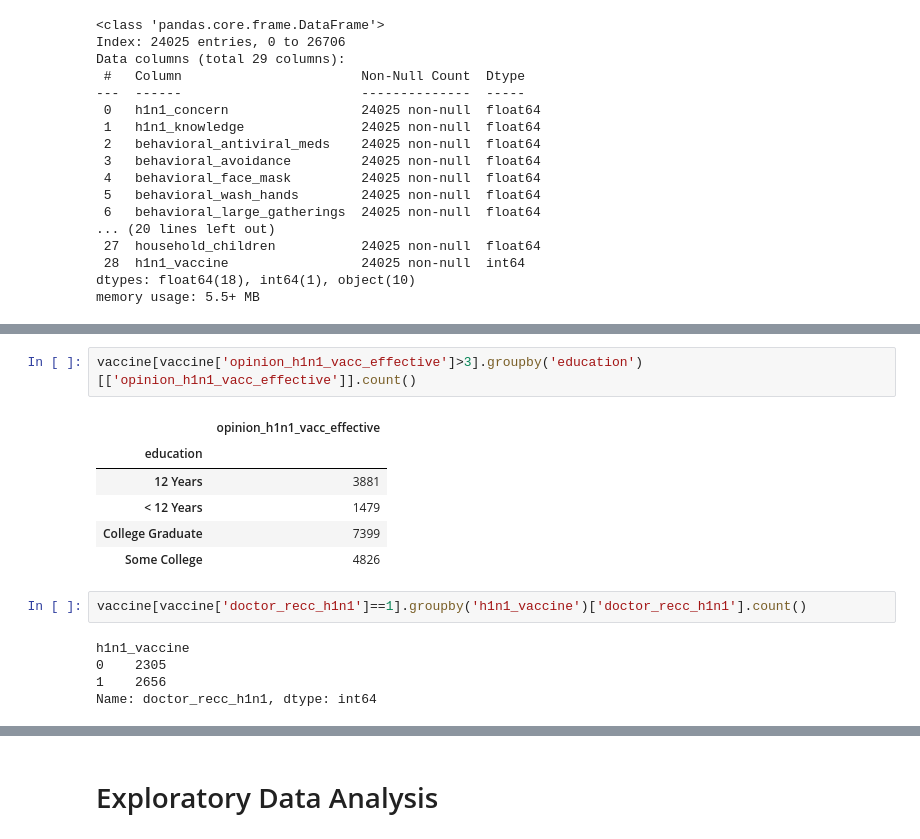
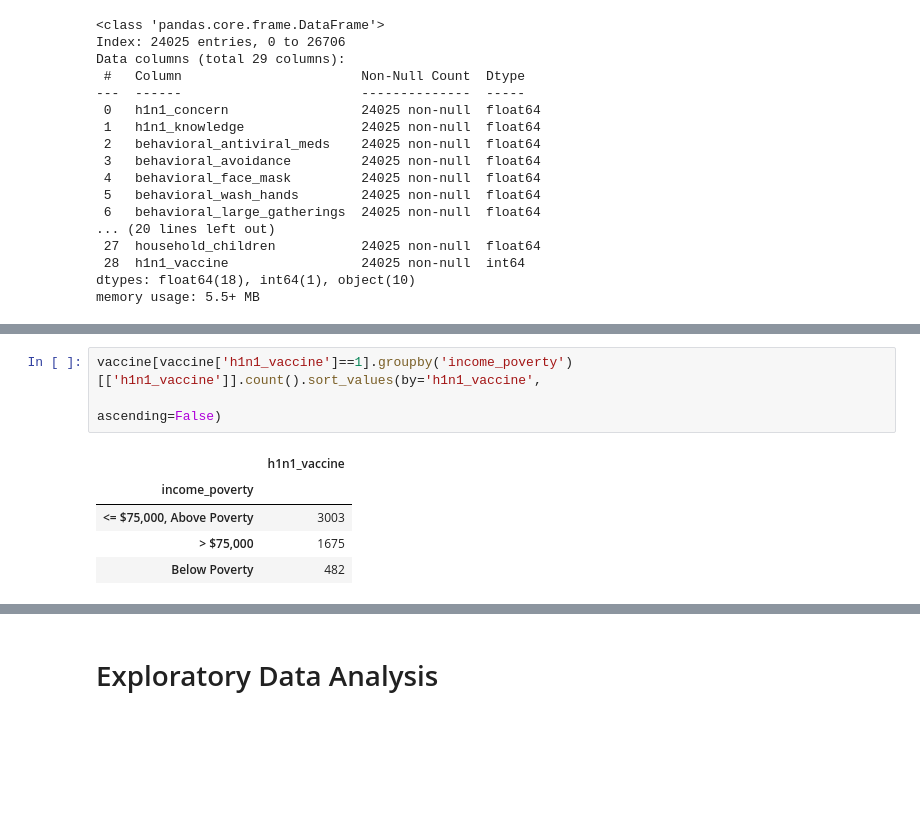
Before and after one commit to johnlocke333/h1n1_flu_analysis, a Jupyter notebook: notebook.ipynb, the cells around one changed output, grey strips where cells are left out. Saved outputs shown, nothing was run; the diff lists cells and outputs as text; blank space fills up the shorter version.

```diff
--- a/notebook.ipynb
+++ b/notebook.ipynb
@@ -234,16 +208,9 @@ Name: count, dtype: int64
-# %%
-vaccine[vaccine['opinion_h1n1_vacc_effective']>3].groupby('education')[['opinion_h1n1_vacc_effective']].count()
-# %% [output]
-|  | opinion_h1n1_vacc_effective |
-| education |  |
-| 12 Years | 3881 |
-| < 12 Years | 1479 |
-| College Graduate | 7399 |
-| Some College | 4826 |
 # %%
-vaccine[vaccine['doctor_recc_h1n1']==1].groupby('h1n1_vaccine')['doctor_recc_h1n1'].count()
+vaccine[vaccine['h1n1_vaccine']==1].groupby('income_poverty')[['h1n1_vaccine']].count().sort_values(by='h1n1_vaccine',
+                                                                                              ascending=False)
 # %% [output]
-h1n1_vaccine
-0    2305
-1    2656
-Name: doctor_recc_h1n1, dtype: int64
+|  | h1n1_vaccine |
+| income_poverty |  |
+| <= $75,000, Above Poverty | 3003 |
+| > $75,000 | 1675 |
+| Below Poverty | 482 |
```
Also changed, not shown: parts of 21 cells of this notebook.
